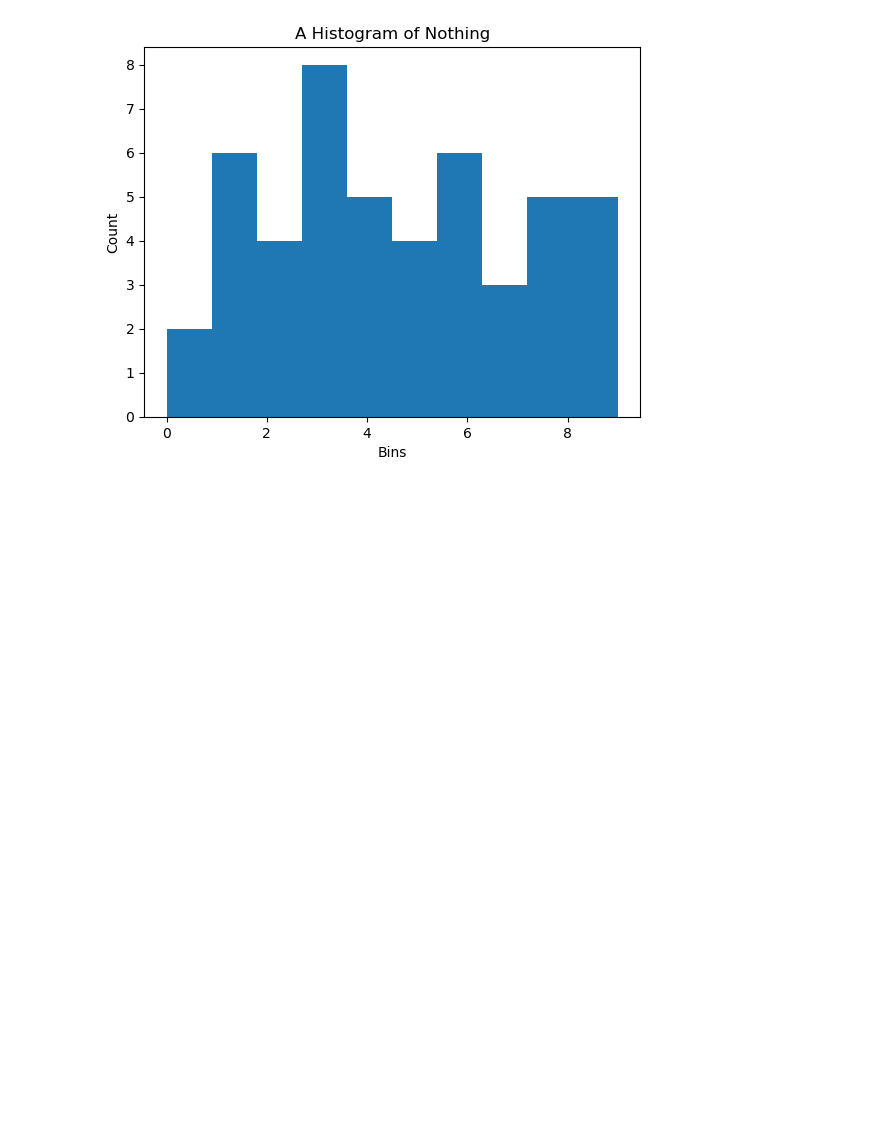
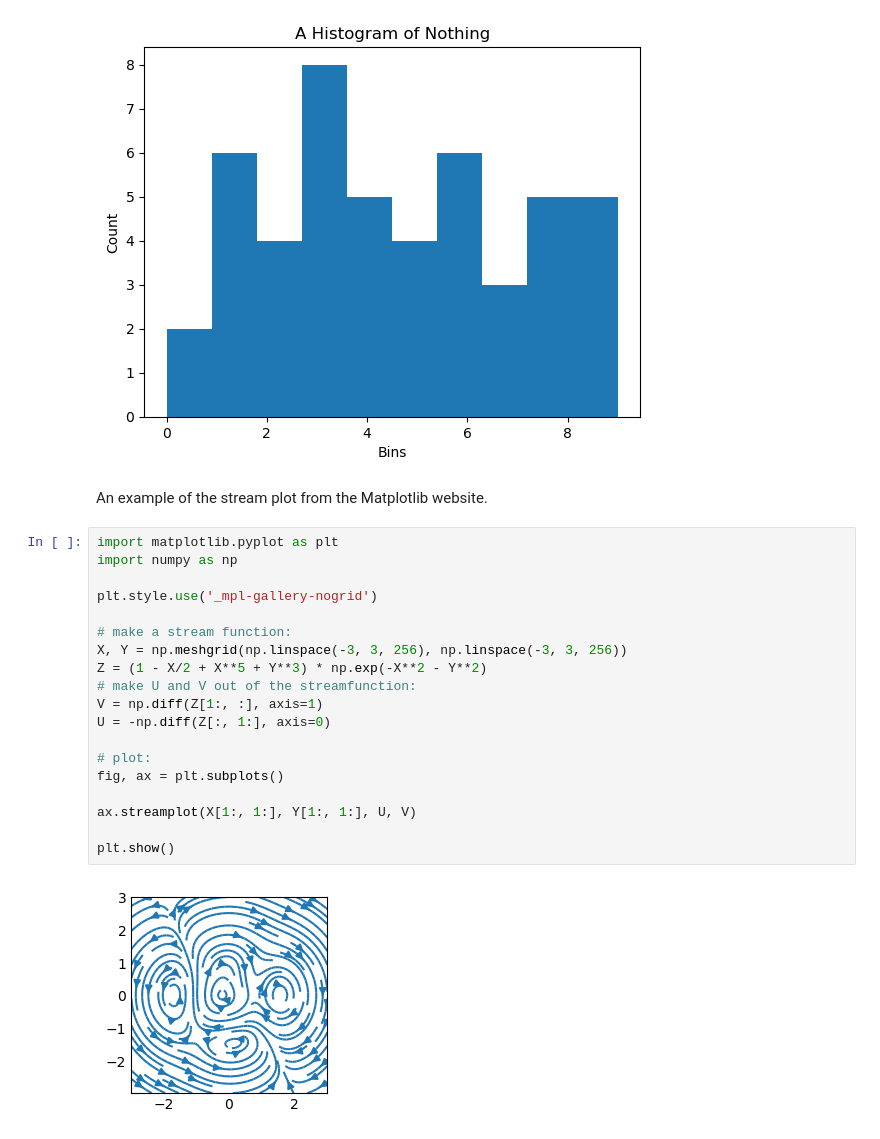
Before and after one commit to radryan1979/PythonCourse, a Jupyter notebook: Notebooks/matplotlib.ipynb, the cells around one changed output. Drawn from its saved outputs; the diff is of its cells as text; blank space fills up the shorter version.

```diff
--- a/Notebooks/matplotlib.ipynb
+++ b/Notebooks/matplotlib.ipynb
@@ -62,3 +62,26 @@ plt.title('A Histogram of Nothing')
 # %% [output]
 Text(0.5, 1.0, 'A Histogram of Nothing')
 [figure]
+# %% [markdown]
+An example of the stream plot from the Matplotlib website.
+# %%
+import matplotlib.pyplot as plt
+import numpy as np
+
+plt.style.use('_mpl-gallery-nogrid')
+
+# make a stream function:
+X, Y = np.meshgrid(np.linspace(-3, 3, 256), np.linspace(-3, 3, 256))
+Z = (1 - X/2 + X**5 + Y**3) * np.exp(-X**2 - Y**2)
+# make U and V out of the streamfunction:
+V = np.diff(Z[1:, :], axis=1)
+U = -np.diff(Z[:, 1:], axis=0)
+
+# plot:
+fig, ax = plt.subplots()
+
+ax.streamplot(X[1:, 1:], Y[1:, 1:], U, V)
+
+plt.show()
+# %% [output]
+[figure, added]
```
Also changed, not shown: parts of 2 cells of this notebook, 5 other files.
